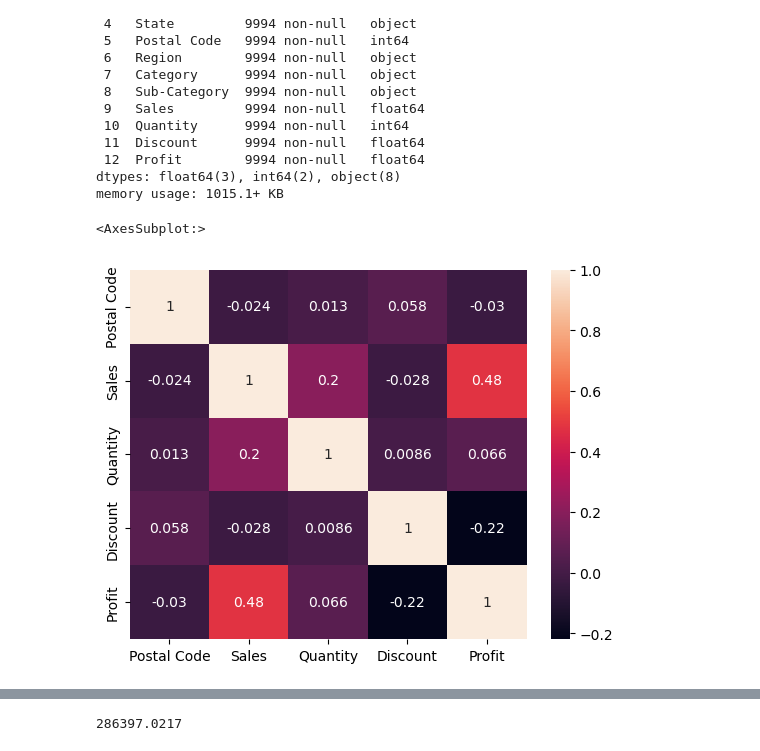
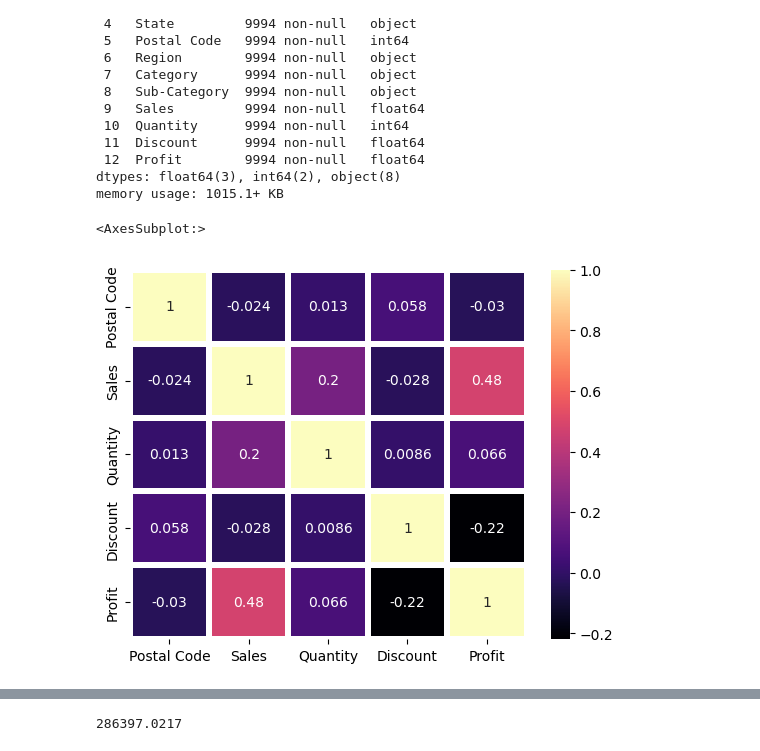
Before and after one commit to gokulrajar15/Data-visualization-python-library, a Jupyter notebook: Superstore project.ipynb, the cells around one changed output, grey strips where cells are left out. Saved outputs shown, nothing was run; the diff lists cells and outputs as text; code cells hidden in the pictures.

```diff
--- a/Superstore project.ipynb
+++ b/Superstore project.ipynb
@@ -134,10 +137,10 @@ dtypes: float64(3), int64(2), object(8)
 memory usage: 1015.1+ KB
 # %%
 #heat map is used to see the corlation betwee the data
-sns.heatmap(d.corr(), annot=True)
+sns.heatmap(d.corr(), annot=True, cmap = "magma", linecolor = "white", linewidth = "3")
 # %% [output]
 <AxesSubplot:>
-[figure, old version]
+[figure, new version]
 # %%
 d
 # %% [output]
```
Also changed, not shown: parts of 21 cells of this notebook.
